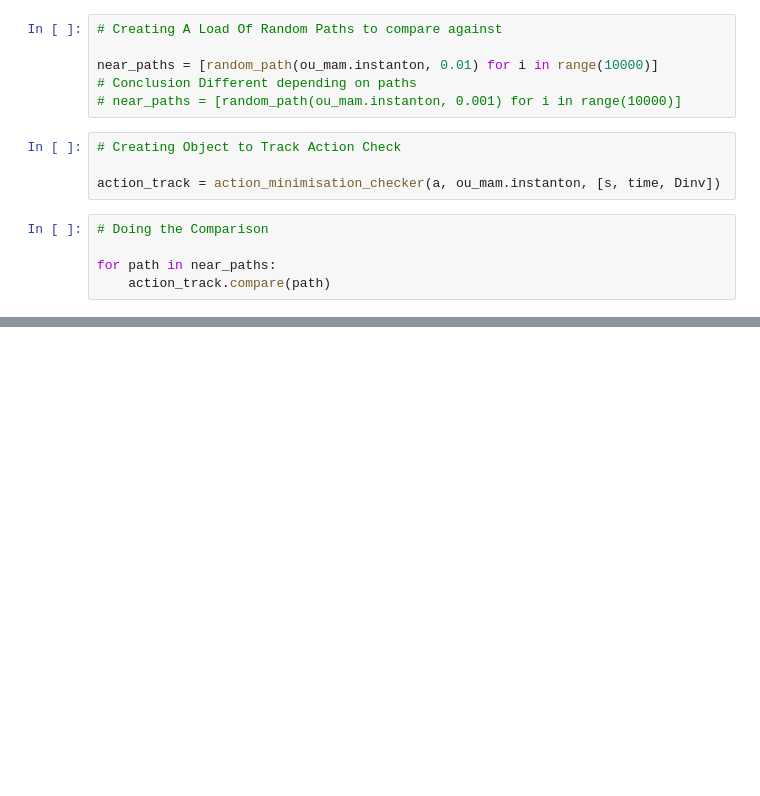
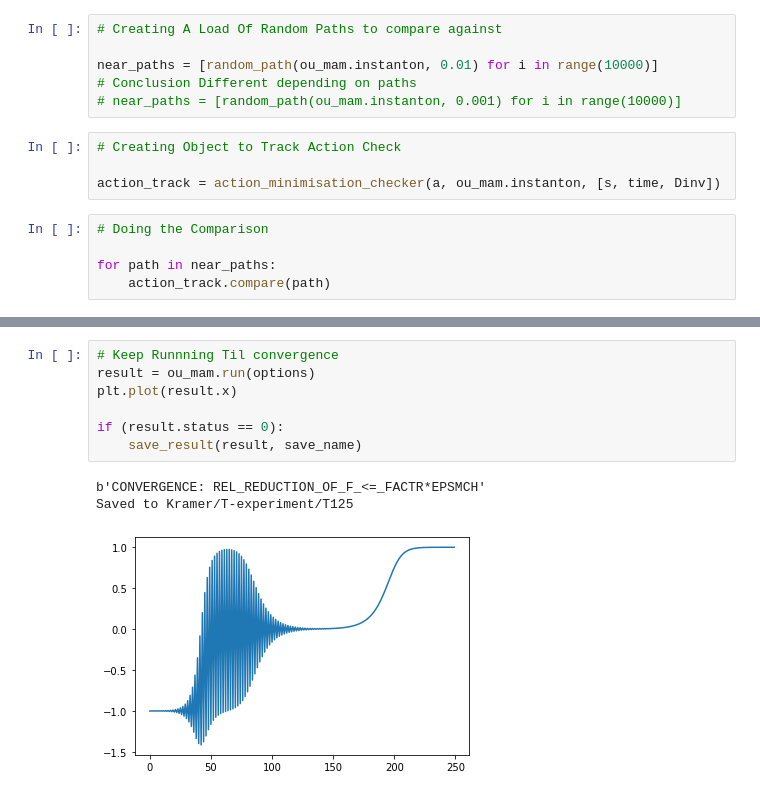
Before and after one commit to CalvinNesbitt/L96-EBM-Instanton, a Jupyter notebook: MAM-Test-Problems/Kramer.ipynb, the cells around one changed output, grey strips where cells are left out. Saved outputs shown, nothing was run; the diff lists cells and outputs as text; blank space fills up the shorter version.

```diff
--- a/MAM-Test-Problems/Kramer.ipynb
+++ b/MAM-Test-Problems/Kramer.ipynb
@@ -147,0 +259,11 @@ fig.show()
+# %%
+# Keep Runnning Til convergence
+result = ou_mam.run(options)
+plt.plot(result.x)
+
+if (result.status == 0):
+    save_result(result, save_name)
+# %% [output]
+b'CONVERGENCE: REL_REDUCTION_OF_F_<=_FACTR*EPSMCH'
+Saved to Kramer/T-experiment/T125
+[figure, added]
```
Also changed, not shown: parts of 15 cells of this notebook, 4 other files.
